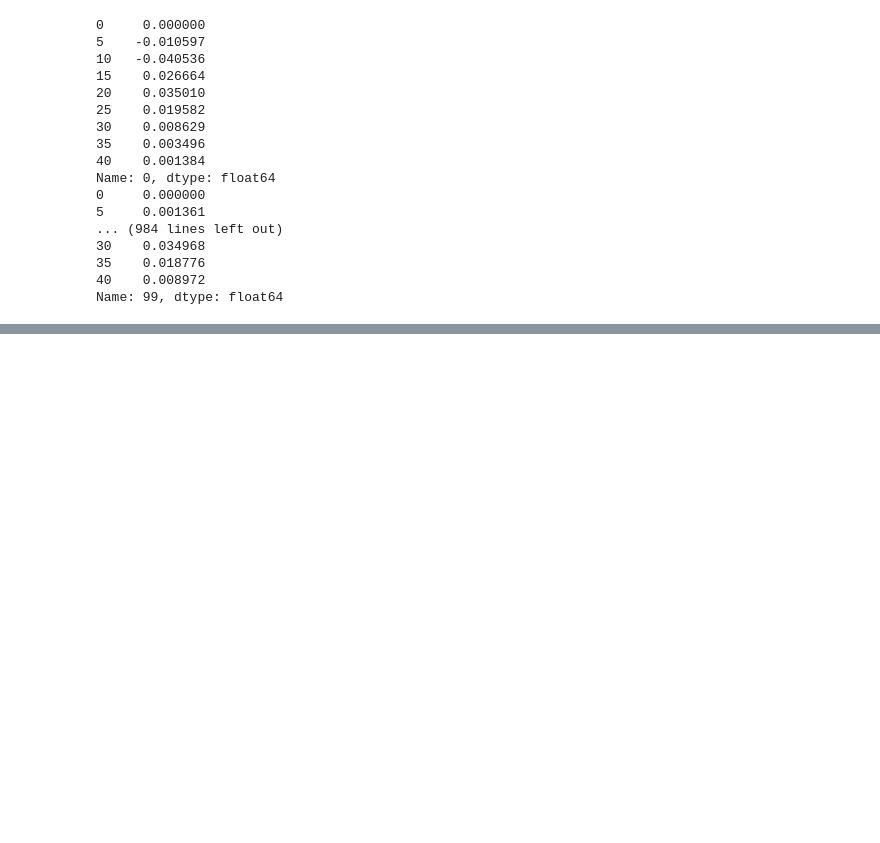
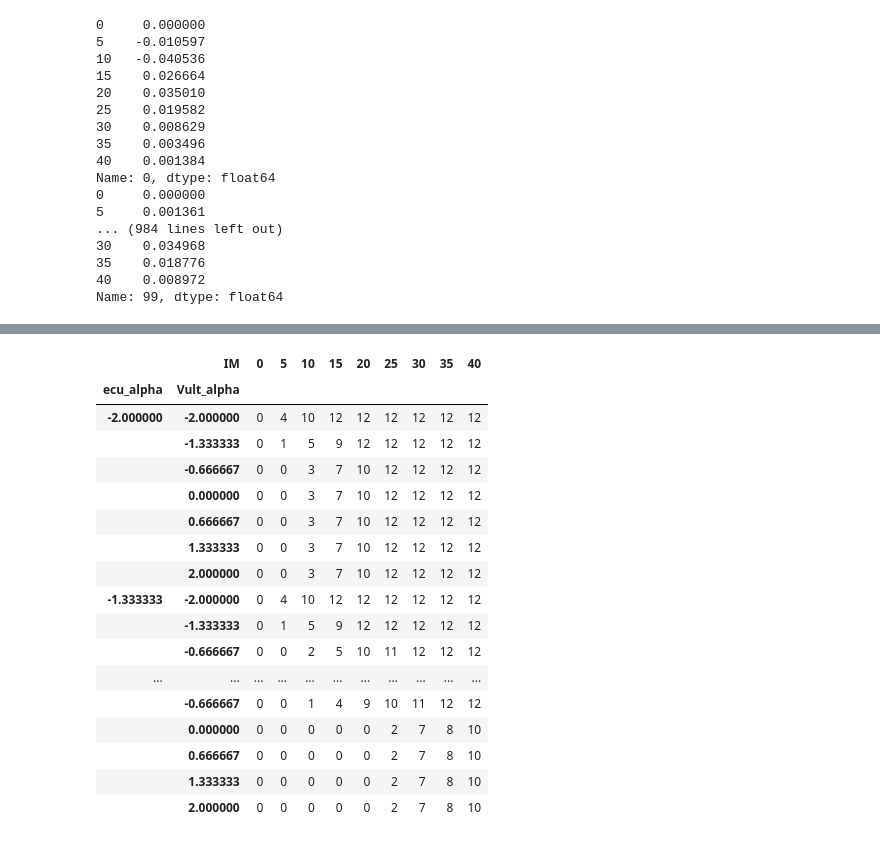
Before and after one commit to mtareqsoliman/msthesis, a Jupyter notebook: Benchmark_RS_ANN_12022022.ipynb, the cells around one changed output, grey strips where cells are left out. Saved outputs shown, nothing was run; the diff lists cells and outputs as text; code cells hidden in the pictures; blank space fills up the shorter version.

```diff
--- a/Benchmark_RS_ANN_12022022.ipynb
+++ b/Benchmark_RS_ANN_12022022.ipynb
@@ -1216,0 +1231,24 @@ ann.add(tf.keras.layers.Dense(units=1, activation='sigmoid'))
+# %%
+NLTHA49mesh_pivot = pd.pivot_table(NLTHA49mesh, values='state', index=['ecu_alpha','Vult_alpha'],columns=['IM'], aggfunc=np.sum)  #merging rows makes more problems so leave them as they are
+NLTHA49mesh_pivot.insert(0,0,0)
+
+NLTHA49mesh_pivot
+# %% [output]
+|  | IM | 0 | 5 | 10 | 15 | 20 | 25 | 30 | 35 | 40 |
+| ecu_alpha | Vult_alpha |  |  |  |  |  |  |  |  |  |
+| -2.000000 | -2.000000 | 0 | 4 | 10 | 12 | 12 | 12 | 12 | 12 | 12 |
+|  | -1.333333 | 0 | 1 | 5 | 9 | 12 | 12 | 12 | 12 | 12 |
+|  | -0.666667 | 0 | 0 | 3 | 7 | 10 | 12 | 12 | 12 | 12 |
+|  | 0.000000 | 0 | 0 | 3 | 7 | 10 | 12 | 12 | 12 | 12 |
+|  | 0.666667 | 0 | 0 | 3 | 7 | 10 | 12 | 12 | 12 | 12 |
+|  | 1.333333 | 0 | 0 | 3 | 7 | 10 | 12 | 12 | 12 | 12 |
+|  | 2.000000 | 0 | 0 | 3 | 7 | 10 | 12 | 12 | 12 | 12 |
+| -1.333333 | -2.000000 | 0 | 4 | 10 | 12 | 12 | 12 | 12 | 12 | 12 |
+|  | -1.333333 | 0 | 1 | 5 | 9 | 12 | 12 | 12 | 12 | 12 |
+|  | -0.666667 | 0 | 0 | 2 | 5 | 10 | 11 | 12 | 12 | 12 |
+| ... | ... | ... | ... | ... | ... | ... | ... | ... | ... | ... |
+|  | -0.666667 | 0 | 0 | 1 | 4 | 9 | 10 | 11 | 12 | 12 |
+|  | 0.000000 | 0 | 0 | 0 | 0 | 0 | 2 | 7 | 8 | 10 |
+|  | 0.666667 | 0 | 0 | 0 | 0 | 0 | 2 | 7 | 8 | 10 |
+|  | 1.333333 | 0 | 0 | 0 | 0 | 0 | 2 | 7 | 8 | 10 |
+|  | 2.000000 | 0 | 0 | 0 | 0 | 0 | 2 | 7 | 8 | 10 |
```
Also changed, not shown: parts of 12 cells of this notebook.
